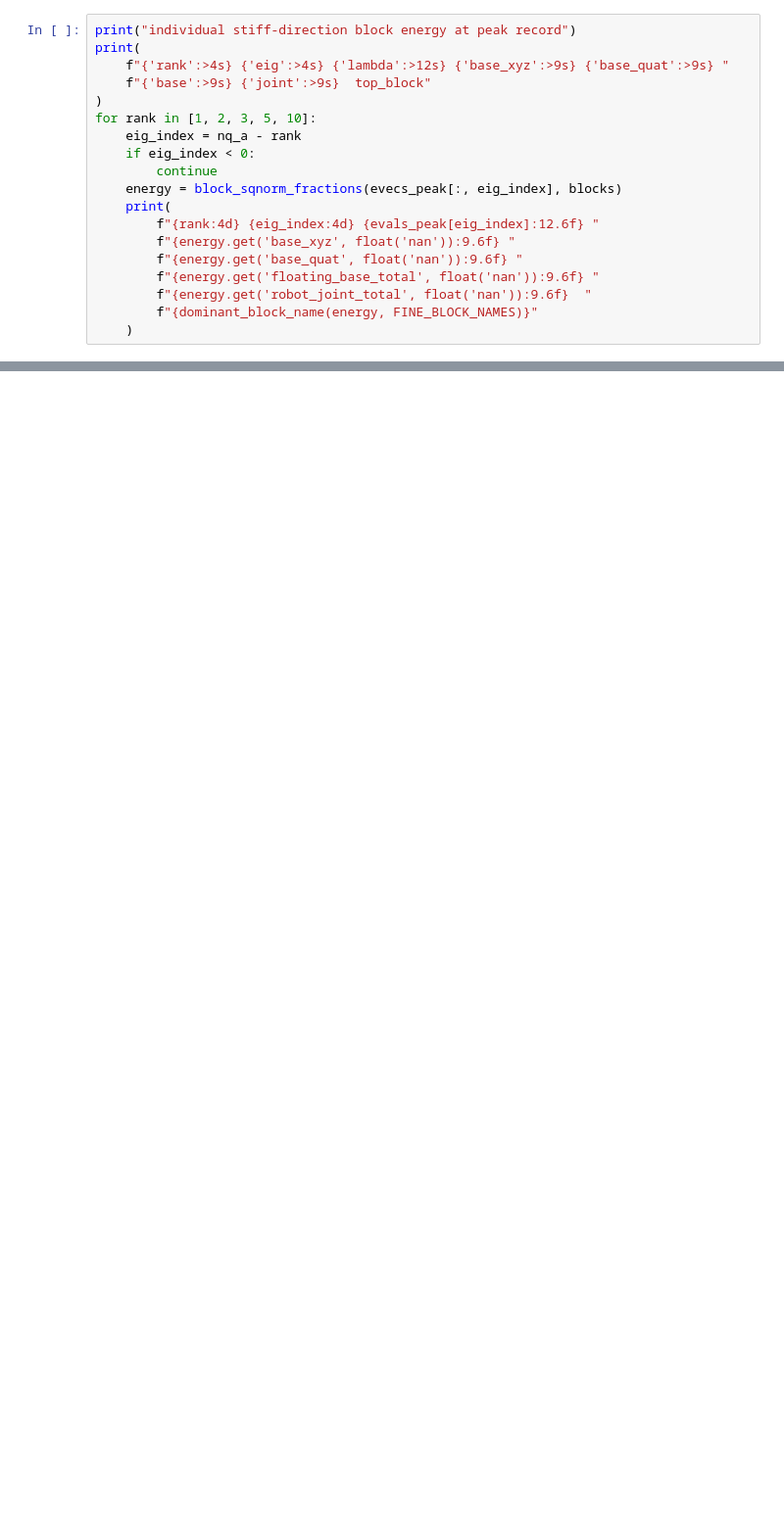
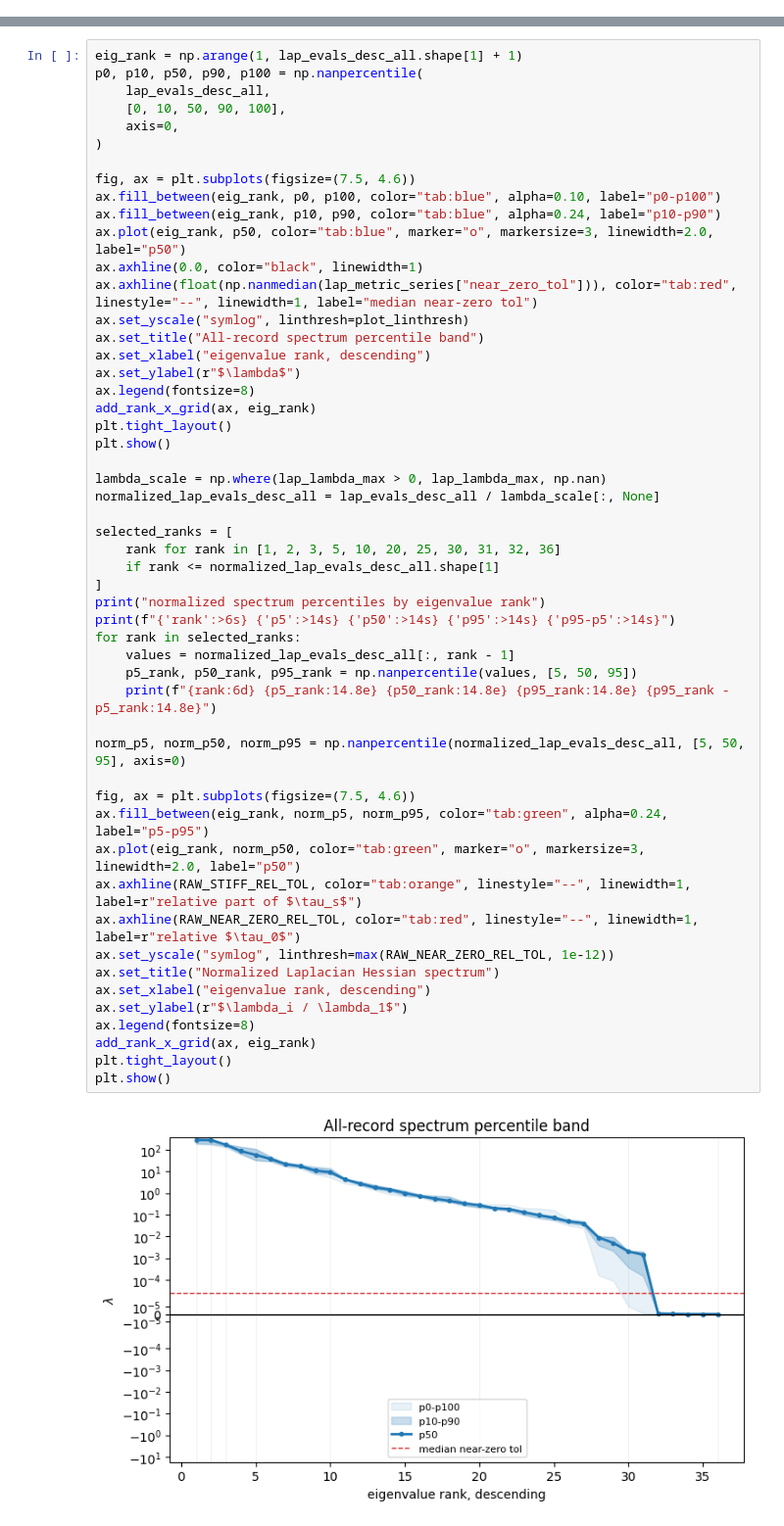
Before and after one commit to perryopytixz/holosoma_retargeting, a Jupyter notebook: holosoma_retargeting/examples/laplacian_hessian_spectrum_diagnosis.ipynb, the cells around one changed output, grey strips where cells are left out. Shown at 98% size. Saved outputs shown, nothing was run; the diff lists cells and outputs as text; blank space fills up the shorter version.

```diff
--- a/holosoma_retargeting/examples/laplacian_hessian_spectrum_diagnosis.ipynb
+++ b/holosoma_retargeting/examples/laplacian_hessian_spectrum_diagnosis.ipynb
@@ -693,19 +0,0 @@ $$
-# %%
-print("individual stiff-direction block energy at peak record")
-print(
-    f"{'rank':>4s} {'eig':>4s} {'lambda':>12s} {'base_xyz':>9s} {'base_quat':>9s} "
-    f"{'base':>9s} {'joint':>9s}  top_block"
-)
-for rank in [1, 2, 3, 5, 10]:
-    eig_index = nq_a - rank
-    if eig_index < 0:
-        continue
-    energy = block_sqnorm_fractions(evecs_peak[:, eig_index], blocks)
-    print(
-        f"{rank:4d} {eig_index:4d} {evals_peak[eig_index]:12.6f} "
-        f"{energy.get('base_xyz', float('nan')):9.6f} "
-        f"{energy.get('base_quat', float('nan')):9.6f} "
-        f"{energy.get('floating_base_total', float('nan')):9.6f} "
-        f"{energy.get('robot_joint_total', float('nan')):9.6f}  "
-        f"{dominant_block_name(energy, FINE_BLOCK_NAMES)}"
-    )
@@ -870,0 +544,54 @@ positive_tol: 3.4427105976397673e-06
+# %%
+eig_rank = np.arange(1, lap_evals_desc_all.shape[1] + 1)
+p0, p10, p50, p90, p100 = np.nanpercentile(
+    lap_evals_desc_all,
+    [0, 10, 50, 90, 100],
+    axis=0,
+)
+
+fig, ax = plt.subplots(figsize=(7.5, 4.6))
+ax.fill_between(eig_rank, p0, p100, color="tab:blue", alpha=0.10, label="p0-p100")
+ax.fill_between(eig_rank, p10, p90, color="tab:blue", alpha=0.24, label="p10-p90")
+ax.plot(eig_rank, p50, color="tab:blue", marker="o", markersize=3, linewidth=2.0, label="p50")
+ax.axhline(0.0, color="black", linewidth=1)
+ax.axhline(float(np.nanmedian(lap_metric_series["near_zero_tol"])), color="tab:red", linestyle="--", linewidth=1, label="median near-zero tol")
+ax.set_yscale("symlog", linthresh=plot_linthresh)
+ax.set_title("All-record spectrum percentile band")
+ax.set_xlabel("eigenvalue rank, descending")
+ax.set_ylabel(r"$\lambda$")
+ax.legend(fontsize=8)
+add_rank_x_grid(ax, eig_rank)
+plt.tight_layout()
+plt.show()
+
+lambda_scale = np.where(lap_lambda_max > 0, lap_lambda_max, np.nan)
+normalized_lap_evals_desc_all = lap_evals_desc_all / lambda_scale[:, None]
+
+selected_ranks = [
+    rank for rank in [1, 2, 3, 5, 10, 20, 25, 30, 31, 32, 36]
+    if rank <= normalized_lap_evals_desc_all.shape[1]
+]
+print("normalized spectrum percentiles by eigenvalue rank")
+print(f"{'rank':>6s} {'p5':>14s} {'p50':>14s} {'p95':>14s} {'p95-p5':>14s}")
+for rank in selected_ranks:
+    values = normalized_lap_evals_desc_all[:, rank - 1]
+    p5_rank, p50_rank, p95_rank = np.nanpercentile(values, [5, 50, 95])
+    print(f"{rank:6d} {p5_rank:14.8e} {p50_rank:14.8e} {p95_rank:14.8e} {p95_rank - p5_rank:14.8e}")
+
+norm_p5, norm_p50, norm_p95 = np.nanpercentile(normalized_lap_evals_desc_all, [5, 50, 95], axis=0)
+
+fig, ax = plt.subplots(figsize=(7.5, 4.6))
+ax.fill_between(eig_rank, norm_p5, norm_p95, color="tab:green", alpha=0.24, label="p5-p95")
+ax.plot(eig_rank, norm_p50, color="tab:green", marker="o", markersize=3, linewidth=2.0, label="p50")
+ax.axhline(RAW_STIFF_REL_TOL, color="tab:orange", linestyle="--", linewidth=1, label=r"relative part of $\tau_s$")
+ax.axhline(RAW_NEAR_ZERO_REL_TOL, color="tab:red", linestyle="--", linewidth=1, label=r"relative $\tau_0$")
+ax.set_yscale("symlog", linthresh=max(RAW_NEAR_ZERO_REL_TOL, 1e-12))
+ax.set_title("Normalized Laplacian Hessian spectrum")
+ax.set_xlabel("eigenvalue rank, descending")
+ax.set_ylabel(r"$\lambda_i / \lambda_1$")
+ax.legend(fontsize=8)
+add_rank_x_grid(ax, eig_rank)
+plt.tight_layout()
+plt.show()
+# %% [output]
+[figure, added]
```
Also changed, not shown: parts of 43 cells of this notebook, 4 other files.
